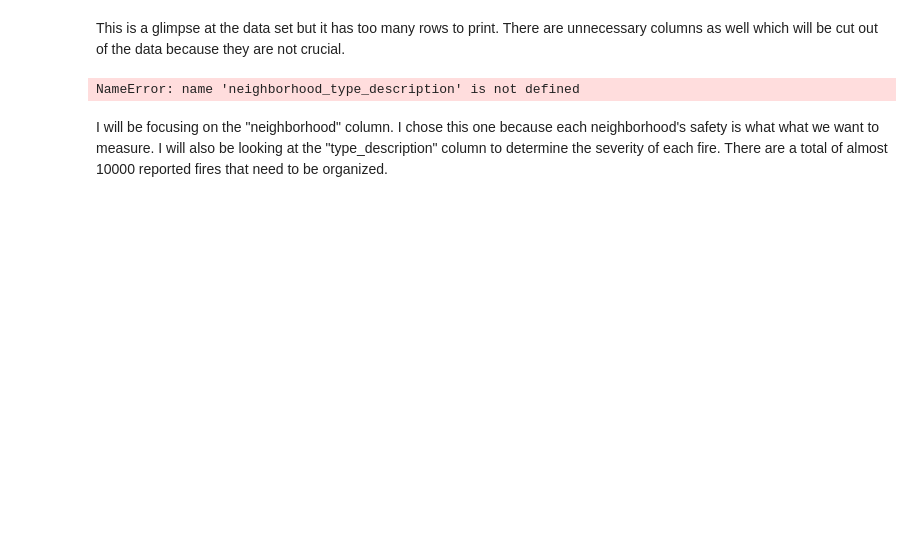
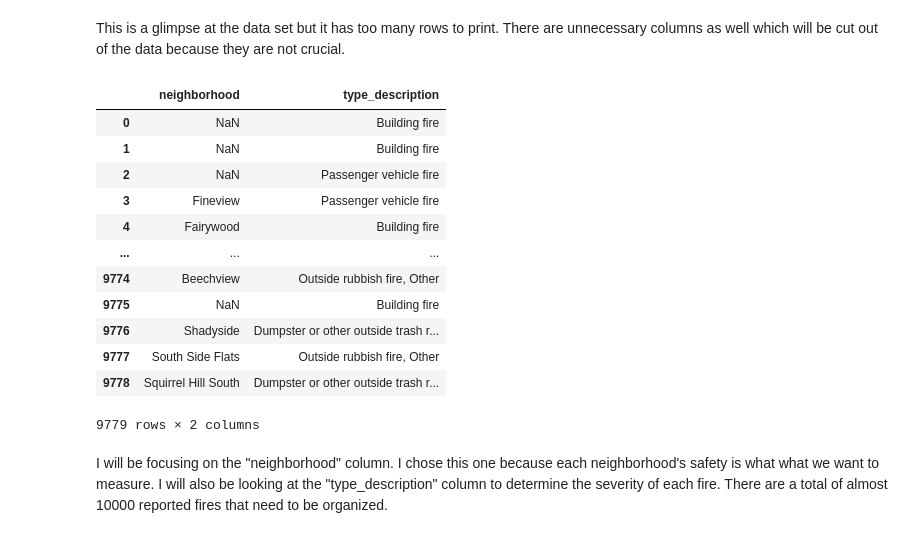
Before and after one commit to grpera16/Final-Project, a Jupyter notebook: FireIncidents.ipynb, the cells around one changed output. Saved outputs shown, nothing was run; the diff lists cells and outputs as text; code cells hidden in the pictures; blank space fills up the shorter version.

```diff
--- a/FireIncidents.ipynb
+++ b/FireIncidents.ipynb
@@ -34,9 +34,21 @@ DataSet.head(10)
 This is a glimpse at the data set but it has too many rows to print. There are unnecessary columns as well which will be cut out of the data because they are not crucial.
 # %%
 #Specifying two elements of the data set
-neighborhood_type_description.loc[:,["neighborhood", "type_description"]]
+DataSet.loc[:,["neighborhood", "type_description"]]
 # %% [output]
+|  | neighborhood | type_description |
+| 0 | NaN | Building fire |
+| 1 | NaN | Building fire |
+| 2 | NaN | Passenger vehicle fire |
+| 3 | Fineview | Passenger vehicle fire |
+| 4 | Fairywood | Building fire |
+| ... | ... | ... |
+| 9774 | Beechview | Outside rubbish fire, Other |
+| 9775 | NaN | Building fire |
+| 9776 | Shadyside | Dumpster or other outside trash r... |
+| 9777 | South Side Flats | Outside rubbish fire, Other |
+| 9778 | Squirrel Hill South | Dumpster or other outside trash r... |
-NameError: name 'neighborhood_type_description' is not defined
+9779 rows × 2 columns
 # %% [markdown]
 I will be focusing on the "neighborhood" column. I chose this one because each neighborhood's safety is what what we want to measure. I will also be looking at the "type_description" column to determine the severity of each fire. There are a total of almost 10000 reported fires that need to be organized.
 # %%
```
Also changed, not shown: parts of 1 cell of this notebook.
